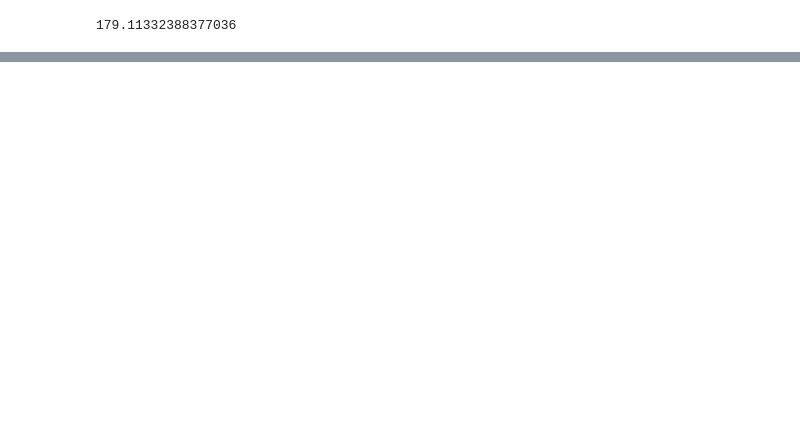
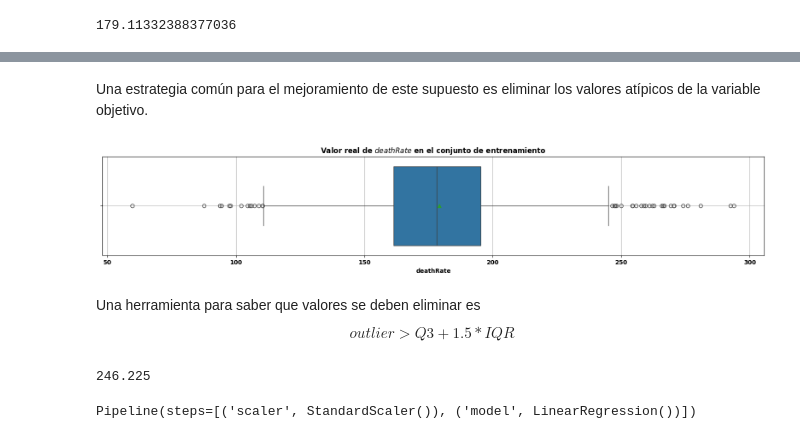
Before and after one commit to Granjis/Lab2-BI, a Jupyter notebook: Laboratorio 2 - Regresion.ipynb, the cells around one changed output, grey strips where cells are left out. Drawn from its saved outputs; the diff is of its cells as text; code cells hidden in the pictures; blank space fills up the shorter version.

```diff
--- a/Laboratorio 2 - Regresion.ipynb
+++ b/Laboratorio 2 - Regresion.ipynb
@@ -671,0 +716,20 @@ Test: 19.01391806873102
+# %% [markdown]
+Una estrategia común para el mejoramiento de este supuesto es eliminar los valores atípicos de la variable objetivo.
+# %%
+plt.figure(figsize=(20, 3))
+sns.boxplot(x=y_train, showmeans=True, orient="h")
+plt.title("Valor real de $\t{deathRate}$ en el conjunto de entrenamiento")
+plt.grid()
+plt.show()
+# %% [output]
+[figure, added]
+# %% [markdown]
+Una herramienta para saber que valores se deben eliminar es $$outlier > Q3 + 1.5*IQR$$
+# %%
+q1 = y_train.quantile(0.25)
+q3 = y_train.quantile(0.75)
+iqr = q3-q1
+threshold = q3+1.5*iqr
+threshold
+# %% [output]
+246.225
@@ -671,0 +742,4 @@ Test: 19.01391806873102
+# %%
+pipeline.fit(X_train[new_features], y_train)
+# %% [output]
+Pipeline(steps=[('scaler', StandardScaler()), ('model', LinearRegression())])
```
Also changed, not shown: parts of 35 cells of this notebook, 1 other file.
